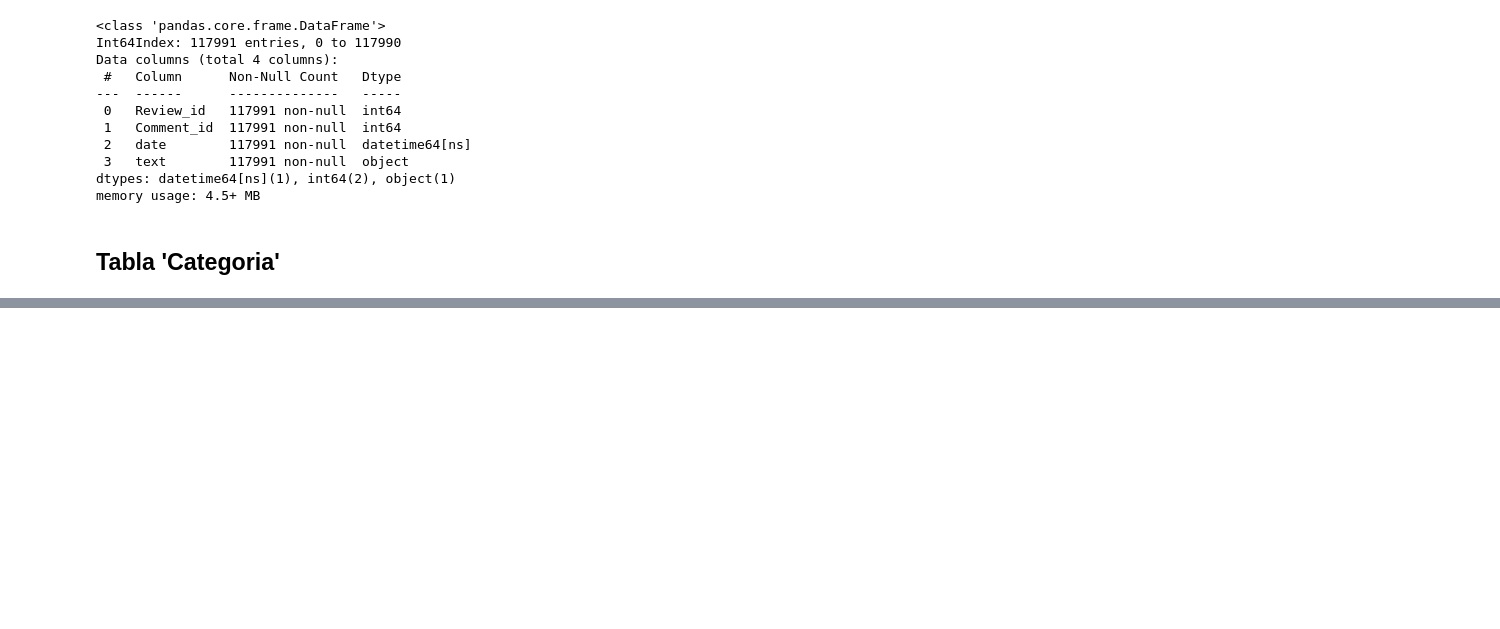
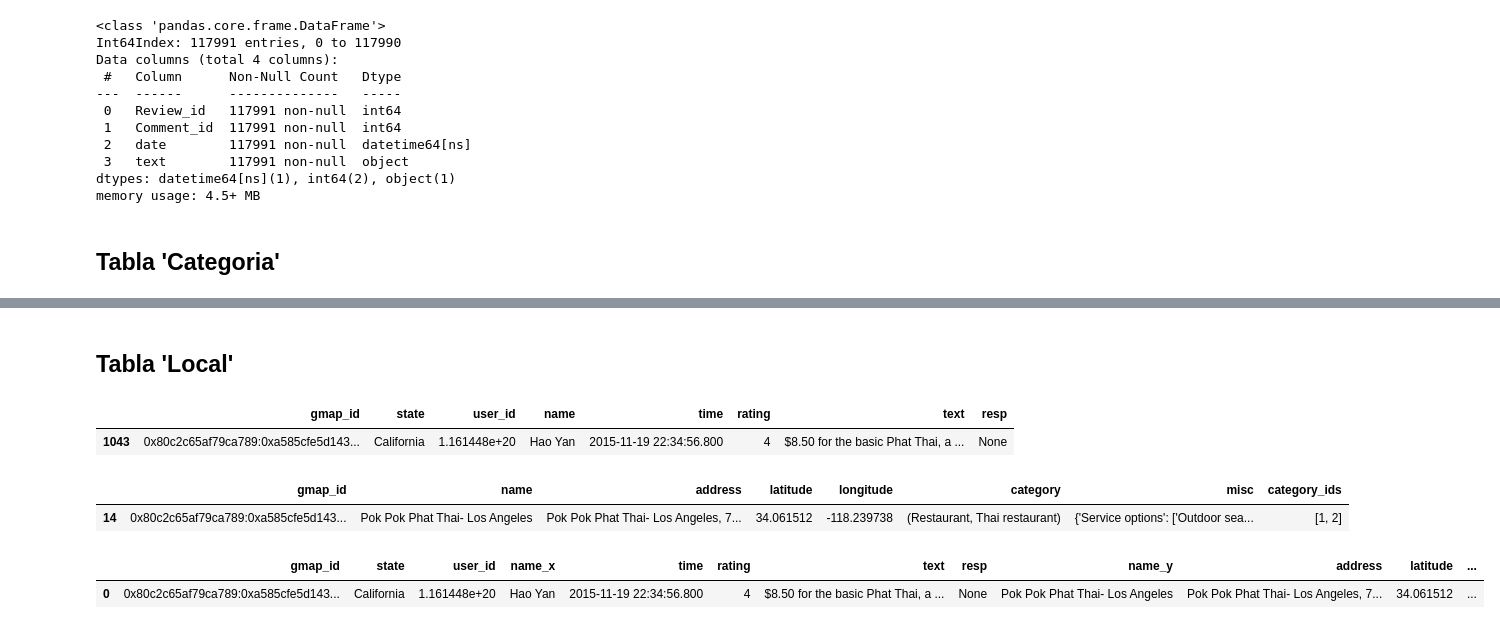
Before and after one commit to volpo/PG_YELP_GOOGLE_MAPS, a Jupyter notebook: Cassandra_SQL_DataPipeline/Cassandra_to_csv_reviews.ipynb, the cells around one changed output, grey strips where cells are left out. Saved outputs shown, nothing was run; the diff lists cells and outputs as text; code cells hidden in the pictures; blank space fills up the shorter version.

Commit message:
First tables

```diff
--- a/Cassandra_SQL_DataPipeline/Cassandra_to_csv_reviews.ipynb
+++ b/Cassandra_SQL_DataPipeline/Cassandra_to_csv_reviews.ipynb
@@ -449,3 +449,8 @@ dtypes: datetime64[ns](1), int64(2), object(1)
 memory usage: 4.5+ MB
 # %% [markdown]
 ## Tabla 'Categoria'
+# %%
+# Create a new DataFrame with the unique categories
+df_category = pd.DataFrame({'category': df_stores['category'].apply(list).explode().unique()})
+
+df_category.head()
@@ -451,0 +464,8 @@ memory usage: 4.5+ MB
+# %%
+# Create a dictionary to map each unique category to its index
+category_index_map = {category: index for index, category in enumerate(df_category['category'], start=1)}
+
+# Create a new column 'category_id' in the original DataFrame
+df_stores['category_ids'] = df_stores['category'].apply(lambda x: [category_index_map[category] for category in x])
+
+df_stores.head(1)
@@ -451,0 +487,18 @@ memory usage: 4.5+ MB
+# %% [markdown]
+## Tabla 'Local'
+# %%
+reviews_final.head(1)
+# %% [output]
+|  | gmap_id | state | user_id | name | time | rating | text | resp |
+| 1043 | 0x80c2c65af79ca789:0xa585cfe5d143... | California | 1.161448e+20 | Hao Yan | 2015-11-19 22:34:56.800 | 4 | $8.50 for the basic Phat Thai, a ... | None |
+# %%
+df_stores.head(1)
+# %% [output]
+|  | gmap_id | name | address | latitude | longitude | category | misc | category_ids |
+| 14 | 0x80c2c65af79ca789:0xa585cfe5d143... | Pok Pok Phat Thai- Los Angeles | Pok Pok Phat Thai- Los Angeles, 7... | 34.061512 | -118.239738 | (Restaurant, Thai restaurant) | {'Service options': ['Outdoor sea... | [1, 2] |
+# %%
+merged = reviews_final.merge(df_stores, on='gmap_id')
+merged.head(1)
+# %% [output]
+|  | gmap_id | state | user_id | name_x | time | rating | text | resp | name_y | address | latitude | ... |
+| 0 | 0x80c2c65af79ca789:0xa585cfe5d143... | California | 1.161448e+20 | Hao Yan | 2015-11-19 22:34:56.800 | 4 | $8.50 for the basic Phat Thai, a ... | None | Pok Pok Phat Thai- Los Angeles | Pok Pok Phat Thai- Los Angeles, 7... | 34.061512 | ... |
```
Also changed, not shown: parts of 12 cells of this notebook.
